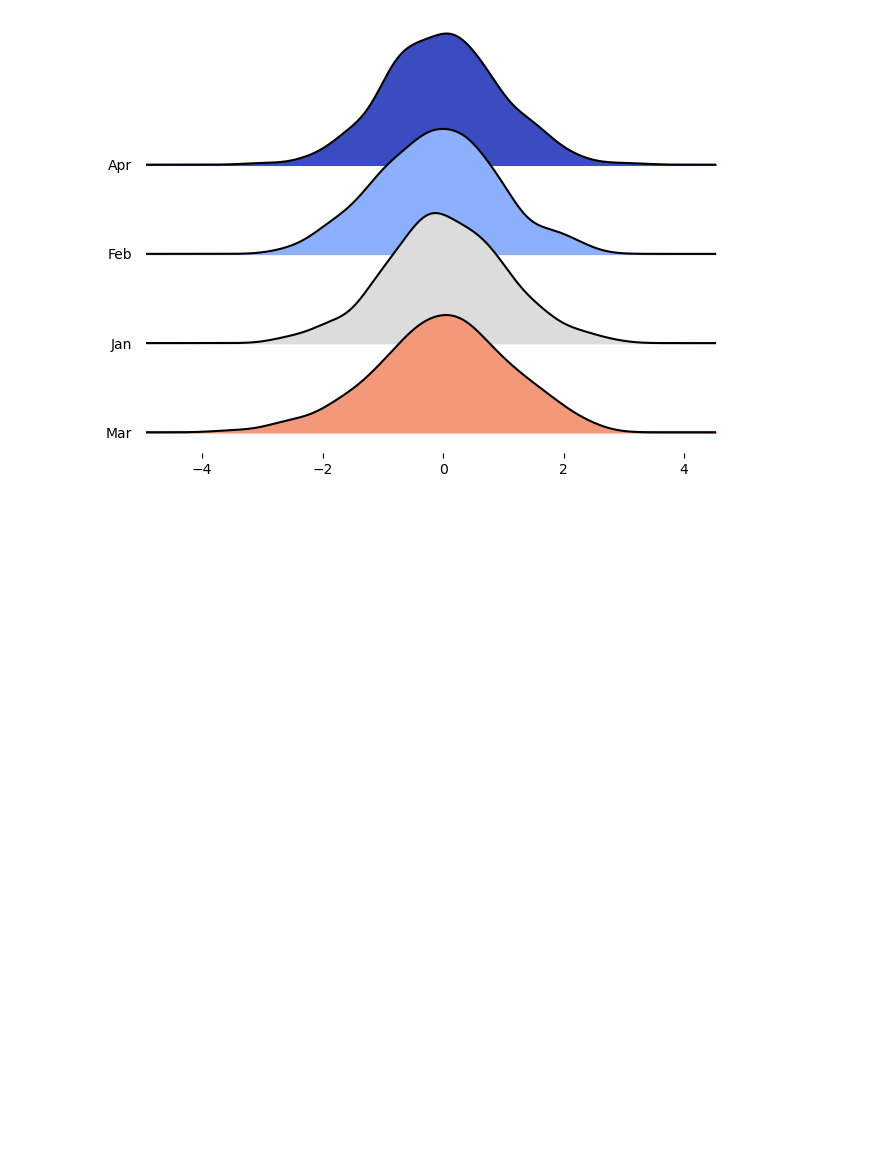
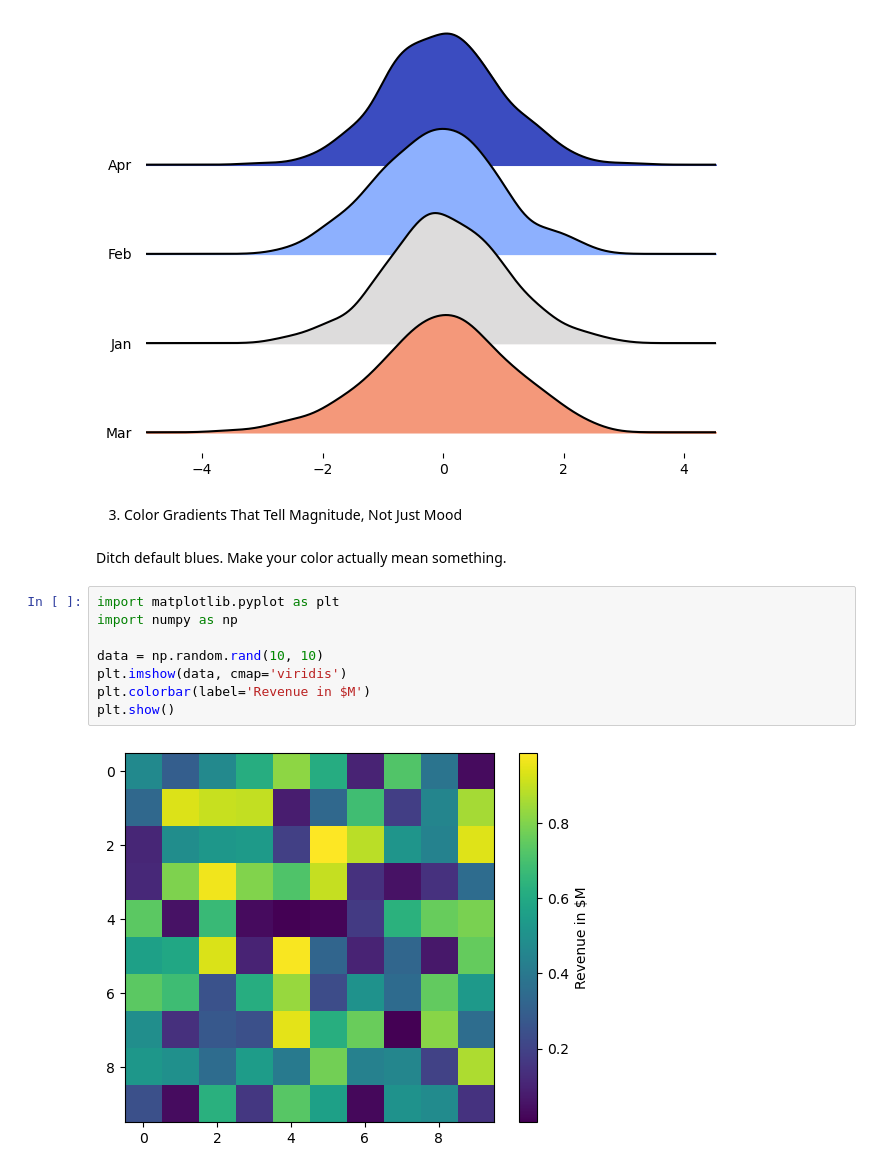
Before and after one commit to ARUNAGIRINATHAN-K/Unknown-1, a Jupyter notebook: Annotated Timelines.ipynb, the cells around one changed output. Drawn from its saved outputs; the diff is of its cells as text; blank space fills up the shorter version.

Commit message:
color-gradient

```diff
--- a/Annotated Timelines.ipynb
+++ b/Annotated Timelines.ipynb
@@ -58,3 +58,17 @@ joypy.joyplot(df, by='month', column='value', colormap=plt.cm.coolwarm)
 plt.show()
 # %% [output]
 [figure]
+# %% [markdown]
+3. Color Gradients That Tell Magnitude, Not Just Mood
+# %% [markdown]
+Ditch default blues. Make your color actually mean something.
+# %%
+import matplotlib.pyplot as plt
+import numpy as np
+
+data = np.random.rand(10, 10)
+plt.imshow(data, cmap='viridis')
+plt.colorbar(label='Revenue in $M')
+plt.show()
+# %% [output]
+[figure, added]
```
